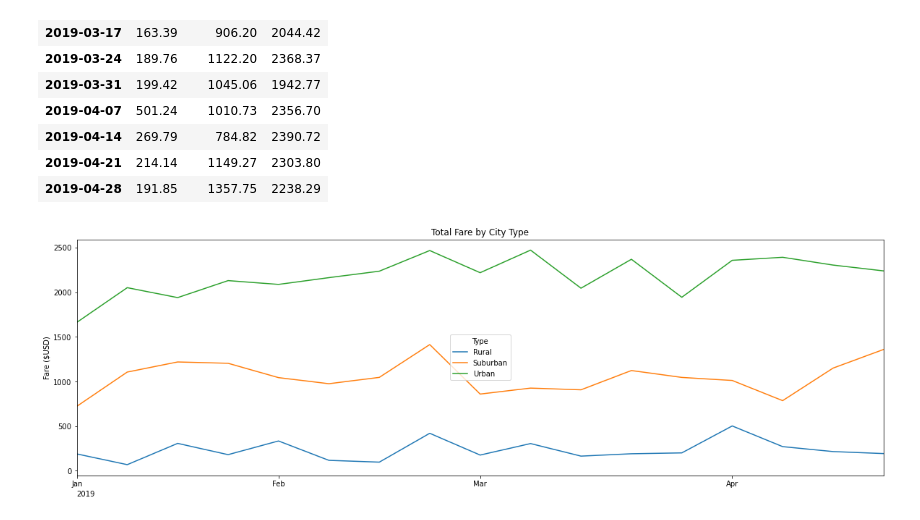
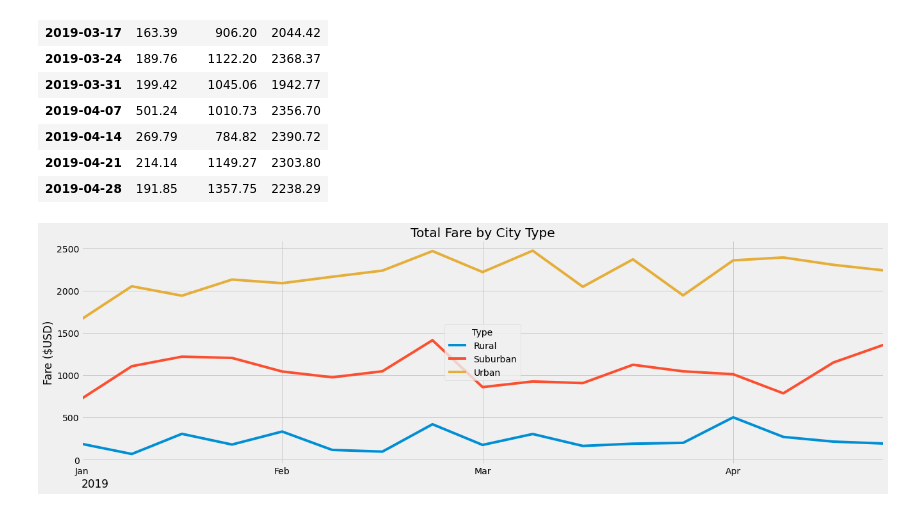
Before and after one commit to bweirich/PyBer_Analysis, a Jupyter notebook: PyBer_Challenge.ipynb, the cells around one changed output. Saved outputs shown, nothing was run; the diff lists cells and outputs as text; code cells hidden in the pictures.

```diff
--- a/PyBer_Challenge.ipynb
+++ b/PyBer_Challenge.ipynb
@@ -242,21 +239,20 @@ fare_week_df
 | 2019-04-28 | 191.85 | 1357.75 | 2238.29 |
 # %%
 # 8. Using the object-oriented interface method, plot the resample DataFrame using the df.plot() function.
-fig, ax = plt.subplots(figsize=(20,6))
-ax.plot(fare_week_df)
-ax.set_xlim('2019-01-06', '2019-04-28')
-ax.set_xticks(['2019-01-06', '2019-02-03', '2019-03-03', '2019-04-07'])
-ax.set_xticklabels(['Jan', 'Feb', 'Mar', 'Apr'])
-ax.set_title('Total Fare by City Type')
-ax.set_xlabel('2019', loc='left')
-ax.set_ylabel('Fare ($USD)')
-ax.legend(['Rural', 'Suburban','Urban'], title='Type')
+weekly_df = fare_week_df.plot(figsize=(20, 6))
+weekly_df.set_xlim('2019-01-06', '2019-04-28')
+weekly_df.set_xticks(['2019-01-06', '2019-02-03', '2019-03-03', '2019-04-07'])
+weekly_df.set_xticklabels(['Jan', 'Feb', 'Mar', 'Apr'])
+weekly_df.set_title('Total Fare by City Type')
+weekly_df.set_xlabel('2019', loc='left')
+weekly_df.set_ylabel('Fare ($USD)')
+weekly_df.legend(['Rural', 'Suburban','Urban'], title='Type')
 # Import the style from Matplotlib.
 from matplotlib import style
 # Use the graph style fivethirtyeight.
 style.use('fivethirtyeight')
 
 plt.savefig('Resources/Analysis/PyBer_fare_summary.png')
 plt.show()
 # %% [output]
-[figure, old version]
+[figure, new version]
```
Also changed, not shown: parts of 3 cells of this notebook, 2 other files.
